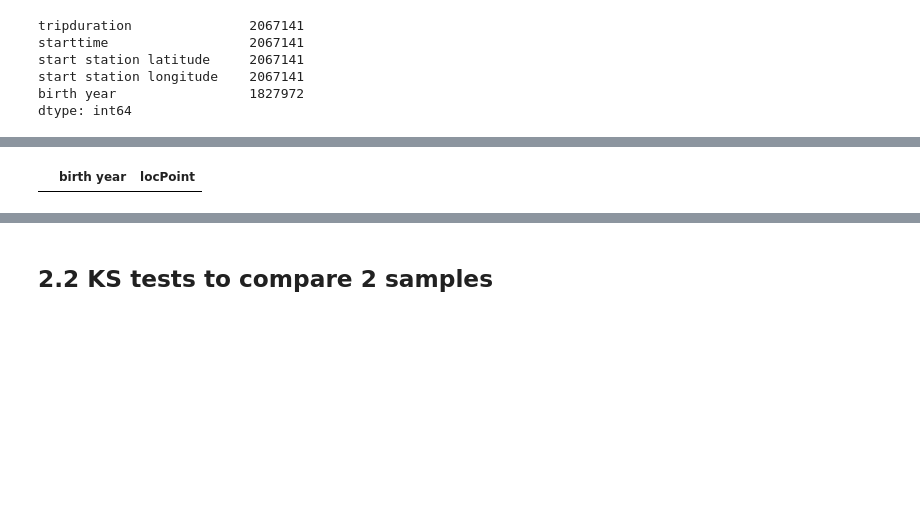
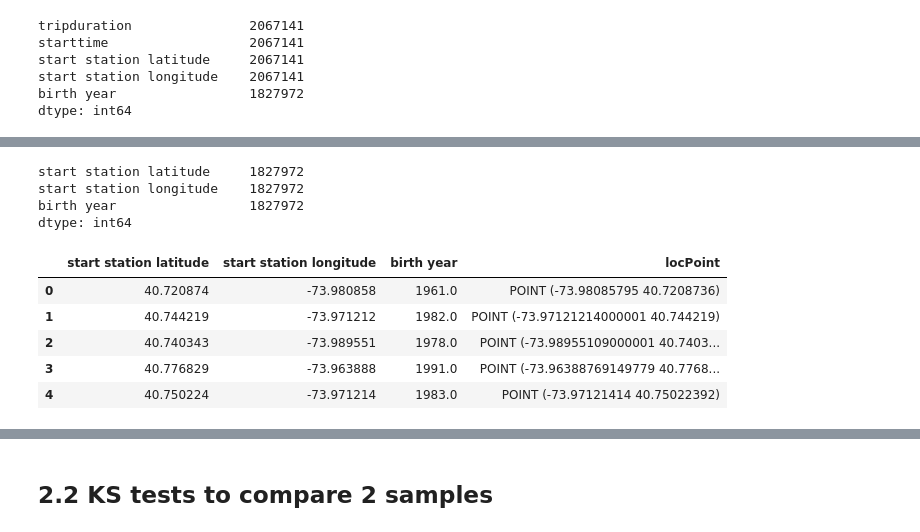
Before and after one commit to sebscho/PUI2017_lz1714, a Jupyter notebook: HW4_lz1714/Assignment4.ipynb, the cells around one changed output, grey strips where cells are left out. Drawn from its saved outputs; the diff is of its cells as text; code cells hidden in the pictures; blank space fills up the shorter version.

```diff
--- a/HW4_lz1714/Assignment4.ipynb
+++ b/HW4_lz1714/Assignment4.ipynb
@@ -312,5 +297,0 @@ len(result)
-# %%
-locList = []
-for row in range(len(result)):
-    temp = Point([result['start station latitude'][row],result['start station longitude'][row]])
-    locList.append(temp)
@@ -416,4 +298,13 @@ for point in result['locPoint']:
-# %%
-dfBroo
-# %% [output]
-|  | birth year | locPoint |
+# %%
+#drop redundant data
+result.drop(['tripduration', 'starttime'], axis=1, inplace=True)
+result.dropna(axis=0, how='any', inplace=True)
+result.count()
+# %% [output]
+start station latitude     1827972
+start station longitude    1827972
+birth year                 1827972
+dtype: int64
+# %%
+#the data is too big for my computer to compute, I select a portion of it
+result = result.sample(frac=0.00055, replace=True)
@@ -419,0 +314,16 @@ dfBroo
+# %%
+#turn latitude and longitude into point
+locList = []
+for row in range(len(result)):
+    temp = Point([result['start station longitude'][row],result['start station latitude'][row]])
+    locList.append(temp)
+
+result['locPoint'] = pd.Series(locList)
+result.head()
+# %% [output]
+|  | start station latitude | start station longitude | birth year | locPoint |
+| 0 | 40.720874 | -73.980858 | 1961.0 | POINT (-73.98085795 40.7208736) |
+| 1 | 40.744219 | -73.971212 | 1982.0 | POINT (-73.97121214000001 40.744219) |
+| 2 | 40.740343 | -73.989551 | 1978.0 | POINT (-73.98955109000001 40.7403... |
+| 3 | 40.776829 | -73.963888 | 1991.0 | POINT (-73.96388769149779 40.7768... |
+| 4 | 40.750224 | -73.971214 | 1983.0 | POINT (-73.97121414 40.75022392) |
```
Also changed, not shown: parts of 48 cells of this notebook.
